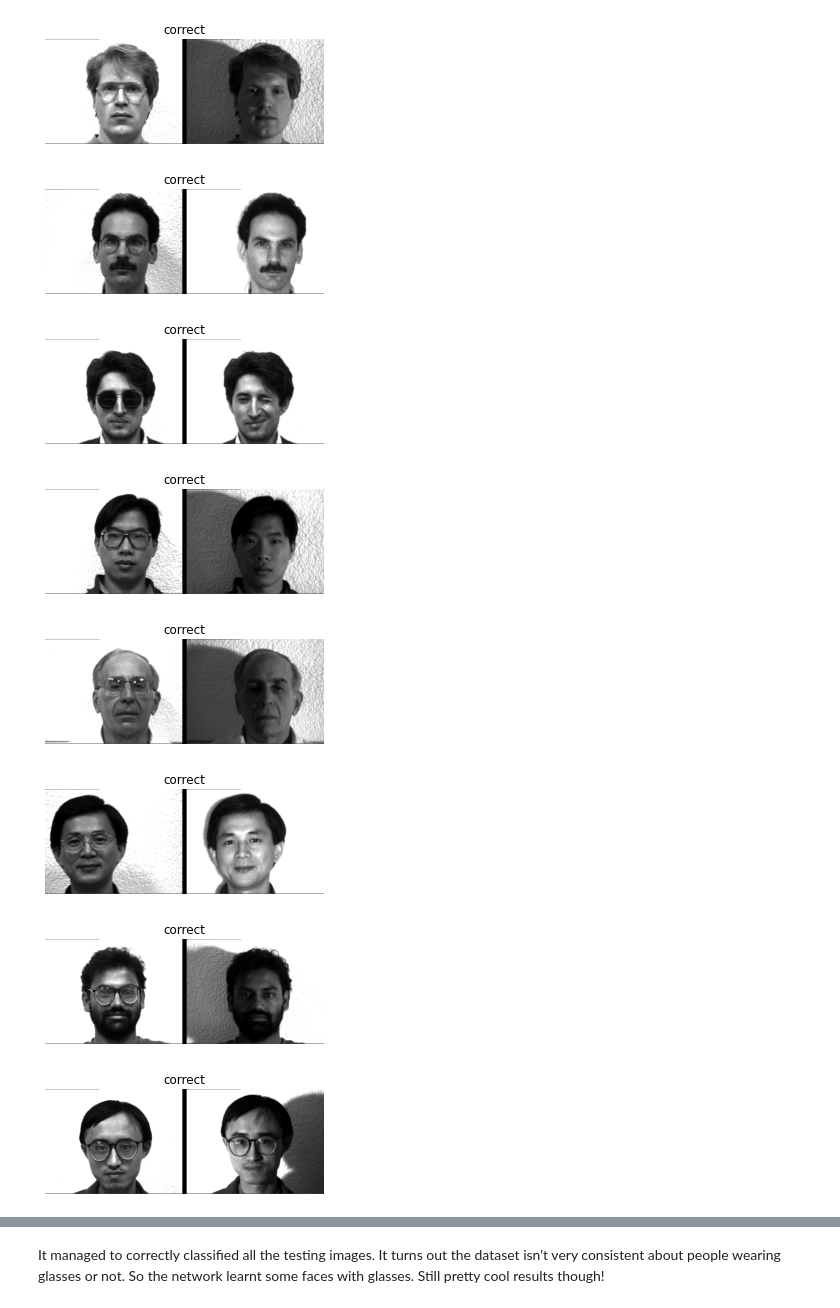
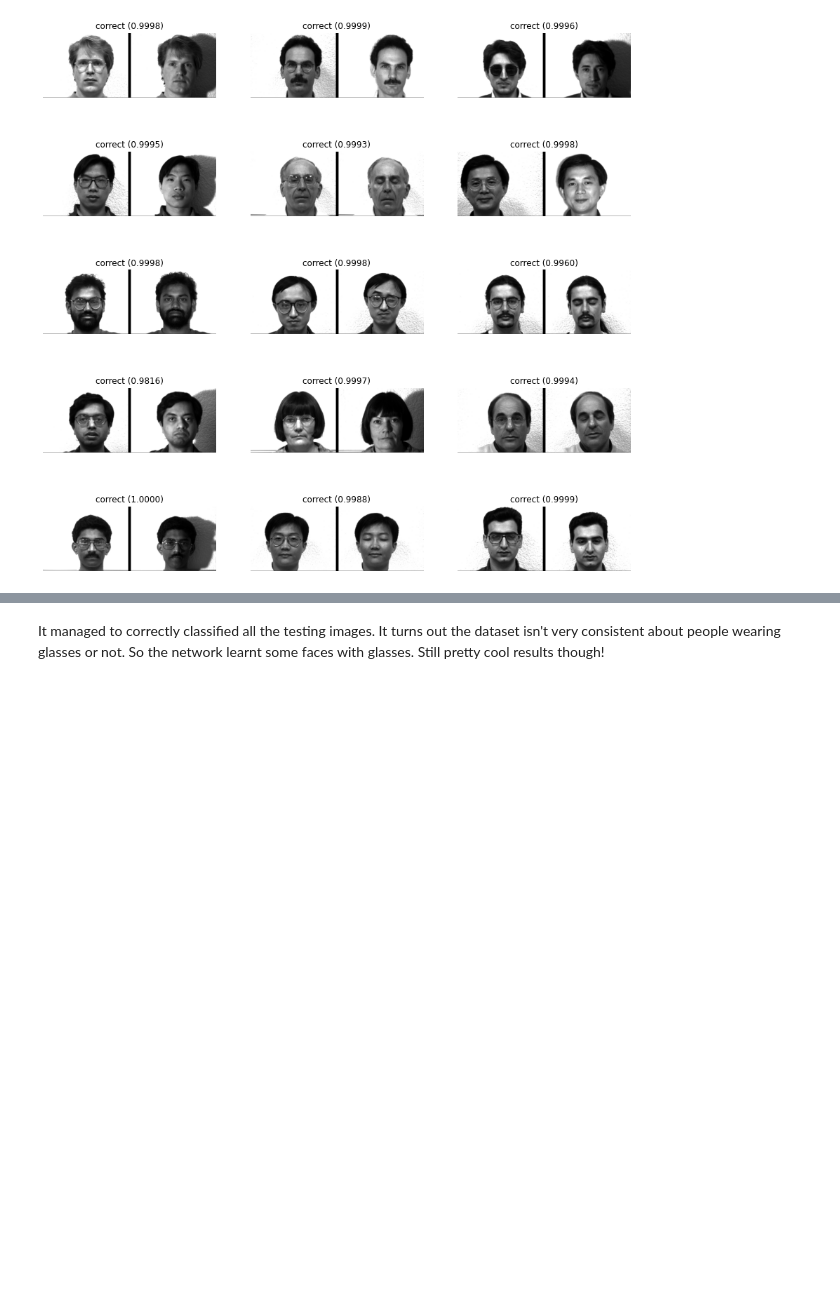
Before and after one commit to nghiaho12/fastai_projects, a Jupyter notebook: yale_face_siamese.ipynb, the cells around one changed output, grey strips where cells are left out. Saved outputs shown, nothing was run; the diff lists cells and outputs as text; code cells hidden in the pictures; blank space fills up the shorter version.

Commit message:
update yale face

```diff
--- a/yale_face_siamese.ipynb
+++ b/yale_face_siamese.ipynb
@@ -80,15 +80,16 @@ class SiameseModel(Module):
         self.encoder = encoder
         self.fc = nn.Linear(1024, 1)
 
+    def similarity(self, e1, e2):
+        x = torch.abs(e1 - e2)
+        x = self.fc(x)
+        x = nn.Sigmoid()(x)
+        return x
+
     def forward(self, x1, x2):
         e1 = self.encoder(x1)
         e2 = self.encoder(x2)
-
-        x = torch.abs(e1 - e2)
-        x = self.fc(x)
-        x = nn.Sigmoid()(x)
-
-        return x
+        return self.similarity(e1, e2)
 
 @typedispatch
 def show_batch(x:SiameseImage, y, samples, ctxs=None, max_n=6, nrows=None, ncols=2, figsize=None, **kwargs):
@@ -172,54 +175,55 @@ For each test image I compare it against all the training images. Each training
 I had issues with my laptop's GPU running out of memory when doing this loop. The solution is to turn off gradient  calculation when doing inference using torch.no_grad in a context manager.
 # %%
 learn = Learner(dls, model, loss_func=my_loss, metrics=my_accuracy).to_fp16()
+learn.load("yale_face")
 learn.model.cuda()
-learn.load("yale_face")
 
 correct = 0
 
 pipe = Pipeline([IntToFloatTensor(), Normalize.from_stats(*imagenet_stats)])
 
-for f1 in sorted(test_files):
-    img1 = PILImage.create(f1)
+# cache the encoded training iamges
+encoded = torch.zeros(len(train_files), learn.model.fc.in_features).cuda()
+
+for idx, f in enumerate(train_files):
+    img = PILImage.create(f)
 
     # disable gradients to save GPU memory!
     with torch.no_grad():
-        x1 = pipe(ToTensor()(img1).cuda())
+        x = pipe(ToTensor()(img).cuda())
+        x = learn.model.encoder(x)
+        encoded[idx, :] = x
 
-    vote = {}
-    best_score = 0
-    best_match = None
-    best_img = None
+fig, axs = plt.subplots(5, 3, figsize=(15,15))
 
-    for f2 in train_files:
-        img2 = PILImage.create(f2)
-        label = label_func(f2)
+for f, ax in zip(sorted(test_files), axs.flat):
+    img = PILImage.create(f)
 
-        with torch.no_grad():
-            x2 = pipe(ToTensor()(img2).cuda())
+    # find the best match
+    # disable gradients to save GPU memory!
 
-            out = learn.model(x1, x2)
-            vote[label] = vote.get(label, 0.0) + out
+    tally = {}
 
-            if out > best_score:
-                best_score = out.item()
-                best_match = f2.name
-                best_img = img2
+    with torch.no_grad():
+        x = pipe(ToTensor()(img).cuda())
+        x = learn.model.encoder(x)
 
-    # average the votes out
-    for label in tfm.labels:
-        vote[label] /= len(tfm.lbl2files[label])
+        # this will use tensor broadcast
+        y = learn.model.similarity(encoded, x)
 
-    best_label = max(vote, key=vote.get)
+        best_idx = torch.argmax(y)
+        best_score = y[best_idx][0].item()
+        best_label = label_func(train_files[best_idx])
+        best_img = PILImage.create(train_files[best_idx])
 
-    if label_func(f1) == best_label:
+    if label_func(f) == best_label:
         correct += 1
-        SiameseImage(img1, best_img, "correct").show()
+        SiameseImage(img, best_img, f"correct ({best_score:.4f})").show(ctx=ax)
     else:
-        SiameseImage(img1, best_img, "incorrect").show()
+        SiameseImage(img, best_img, "incorrect").show(ctx=ax)
 
-    print(f"image {f1.name} most similar to label {best_label}, best match and score: ({best_match}, {best_score:.4f})")
+    print(f"{f.name} most similar to label ({best_label}, {best_score:.4f})")
 
 print("")
-print(f"correct classification {correct}/{len(test_files)}")
+print(f"correct matches {correct}/{len(test_files)}")
 # %% [output]
@@ -243,8 +247 @@ correct classification 15/15
-[figure, old version]
+[figure, new version]
-[figure, removed]
-[figure, removed]
-[figure, removed]
-[figure, removed]
-[figure, removed]
-[figure, removed]
-[figure, removed]
```
Also changed, not shown: parts of 11 cells of this notebook.
